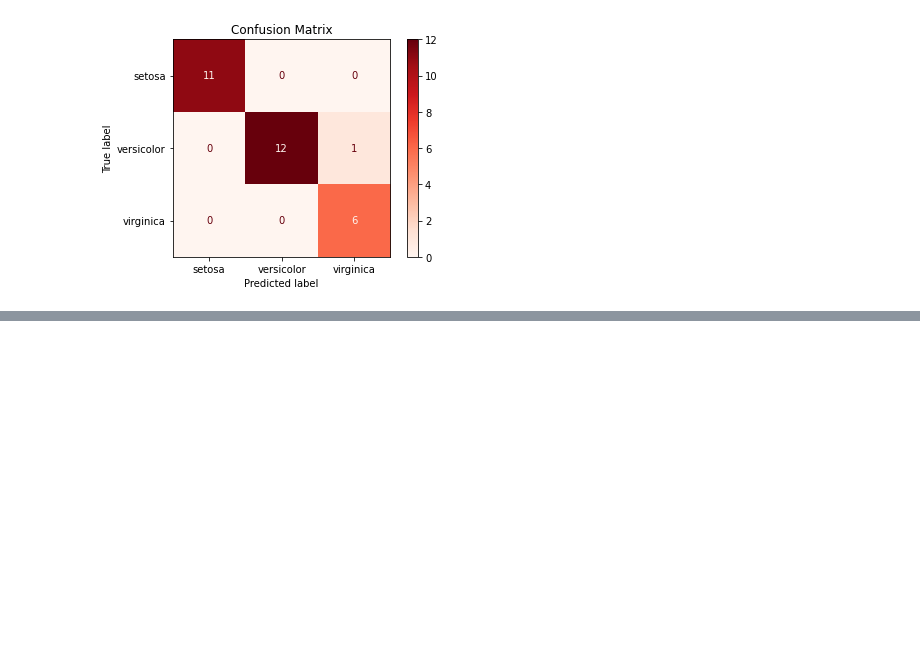
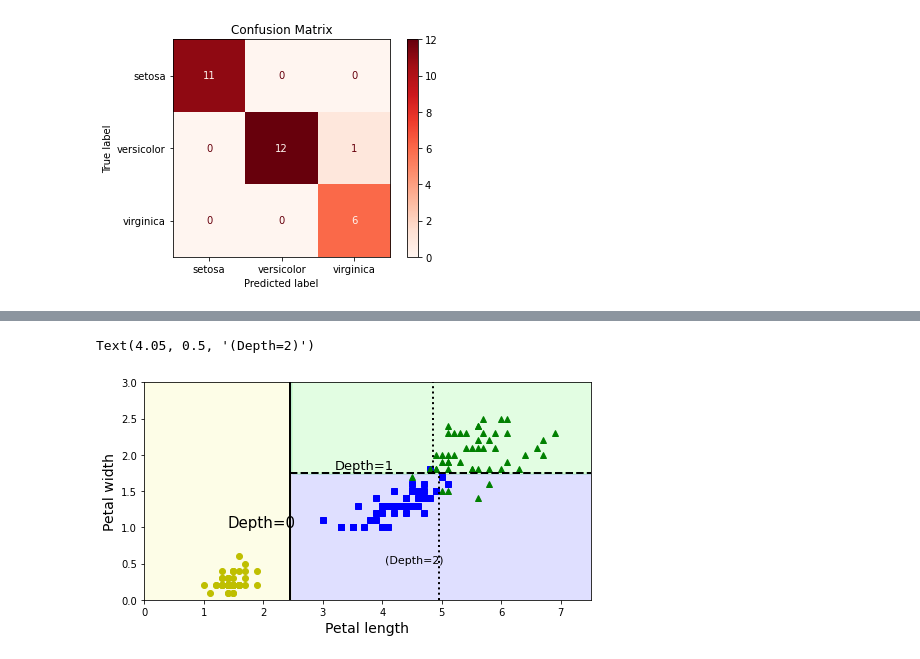
Before and after one commit to soobin2121/ML_EDU, a Jupyter notebook: 200818_ml_iris_sample.ipynb, the cells around one changed output, grey strips where cells are left out. Cells and saved outputs as stored; diff of their text form; code cells hidden in the pictures; blank space fills up the shorter version.

```diff
--- a/200818_ml_iris_sample.ipynb
+++ b/200818_ml_iris_sample.ipynb
@@ -185,0 +214,50 @@ disp.ax_.set_title('Confusion Matrix');
+# %%
+from matplotlib.colors import ListedColormap
+from sklearn.datasets import load_iris
+from sklearn.tree import DecisionTreeClassifier
+import numpy as np
+
+iris = load_iris()
+X = iris.data[:, 2:]   # 꽃잎 길이와 너비
+y = iris.target
+
+tree_clf = DecisionTreeClassifier(max_depth=2, random_state=42)
+tree_clf.fit(X, y)
+
+def plot_decision_boundary(clf, X, y, axes=[0, 7.5, 0, 3], iris=True, legend=False, plot_training=True):
+    x1s = np.linspace(axes[0], axes[1], 100)
+    x2s = np.linspace(axes[2], axes[3], 100)
+    x1, x2 = np.meshgrid(x1s, x2s)
+    X_new = np.c_[x1.ravel(), x2.ravel()]
+    y_pred = clf.predict(X_new).reshape(x1.shape)
+    custom_cmap = ListedColormap(['#fafab0','#9898ff','#a0faa0'])
+    plt.contourf(x1, x2, y_pred, alpha=0.3, cmap=custom_cmap)
+    if not iris:
+        custom_cmap2 = ListedColormap(['#7d7d58','#4c4c7f','#507d50'])
+        plt.contour(x1, x2, y_pred, cmap=custom_cmap2, alpha=0.8)
+    if plot_training:
+        plt.plot(X[:, 0][y==0], X[:, 1][y==0], "yo", label="Iris setosa")
+        plt.plot(X[:, 0][y==1], X[:, 1][y==1], "bs", label="Iris versicolor")
+        plt.plot(X[:, 0][y==2], X[:, 1][y==2], "g^", label="Iris virginica")
+        plt.axis(axes)
+    if iris:
+        plt.xlabel("Petal length", fontsize=14)
+        plt.ylabel("Petal width", fontsize=14)
+    else:
+        plt.xlabel(r"$x_1$", fontsize=18)
+        plt.ylabel(r"$x_2$", fontsize=18, rotation=0)
+    if legend:
+        plt.legend(loc="lower right", fontsize=14)
+
+plt.figure(figsize=(8, 4))
+plot_decision_boundary(tree_clf, X, y)
+plt.plot([2.45, 2.45], [0, 3], "k-", linewidth=2)
+plt.plot([2.45, 7.5], [1.75, 1.75], "k--", linewidth=2)
+plt.plot([4.95, 4.95], [0, 1.75], "k:", linewidth=2)
+plt.plot([4.85, 4.85], [1.75, 3], "k:", linewidth=2)
+plt.text(1.40, 1.0, "Depth=0", fontsize=15)
+plt.text(3.2, 1.80, "Depth=1", fontsize=13)
+plt.text(4.05, 0.5, "(Depth=2)", fontsize=11)
+# %% [output]
+Text(4.05, 0.5, '(Depth=2)')
+[figure, added]
```
Also changed, not shown: parts of 4 cells of this notebook.
